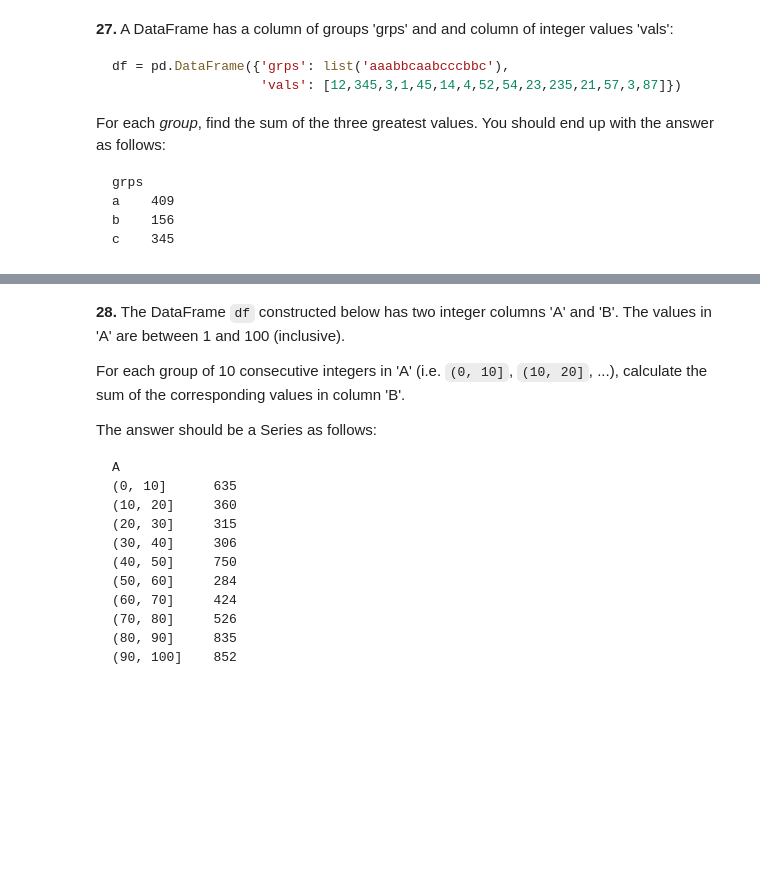
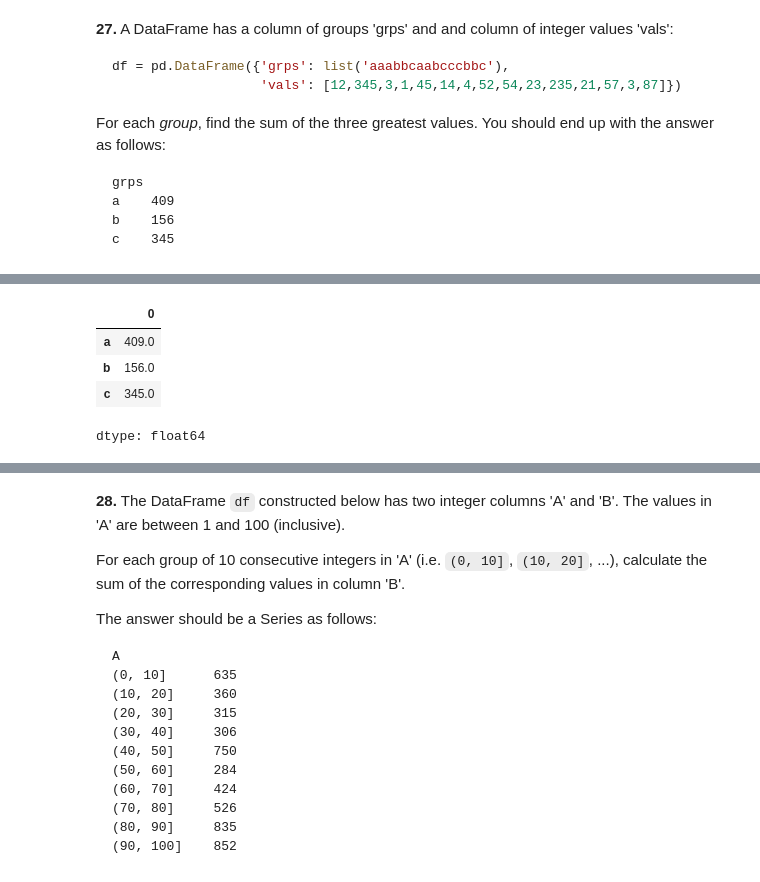
Before and after one commit to LeoLeo101/main, a Jupyter notebook: 100-pandas-puzzles.ipynb, the cells around one changed output, grey strips where cells are left out. Cells and saved outputs as stored; diff of their text form; code cells hidden in the pictures; blank space fills up the shorter version.

```diff
--- a/100-pandas-puzzles.ipynb
+++ b/100-pandas-puzzles.ipynb
@@ -584,0 +603,26 @@ df = pd.DataFrame({'grps': list('aaabbcaabcccbbc'),
+# %%
+df = pd.DataFrame({'grps': list('aaabbcaabcccbbc'),
+                   'vals': [12,345,3,1,45,14,4,52,54,23,235,21,57,3,87]})
+
+df.sort_values(['grps', 'vals'], ascending=[1,0], inplace= True)
+
+piv = df.pivot(columns='grps', values= 'vals')
+
+piv = piv.sort_values(by=['a', 'b', 'c'], ascending=False).reset_index(drop=True)
+
+
+pivA = piv[piv.a.notna()].reset_index(drop=True)['a']
+pivB = piv[piv.b.notna()].reset_index(drop=True)['b']
+pivC = piv[piv.c.notna()].reset_index(drop=True)['c']
+
+piv = pd.concat([pivA,pivB, pivC], axis=1).T
+
+piv = piv[[0,1,2]].sum(axis = 1)
+
+piv
+# %% [output]
+|  | 0 |
+| a | 409.0 |
+| b | 156.0 |
+| c | 345.0 |
+dtype: float64
```
Also changed, not shown: parts of 3 cells of this notebook.
